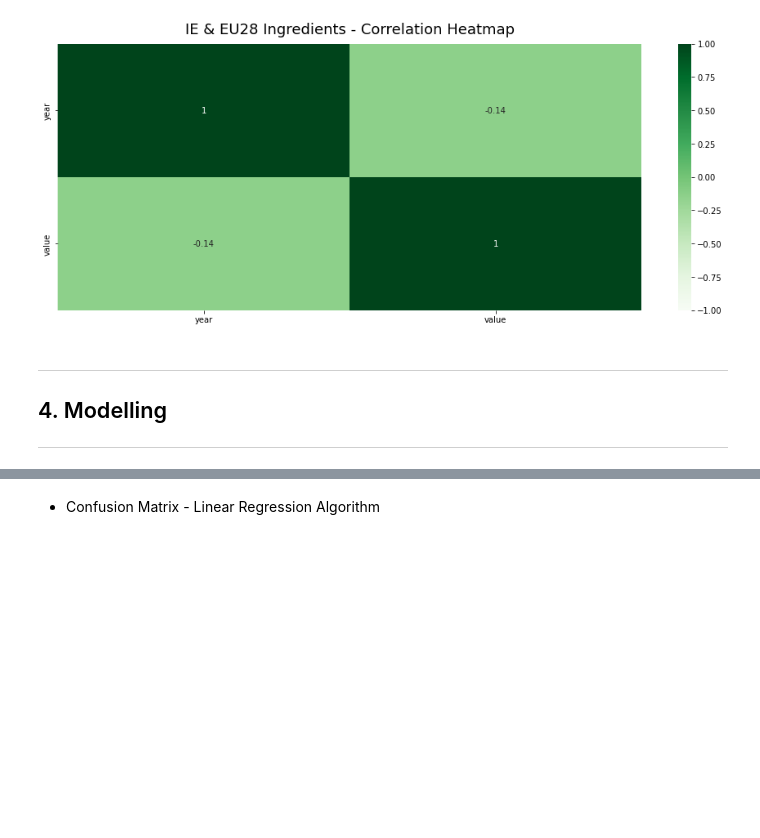
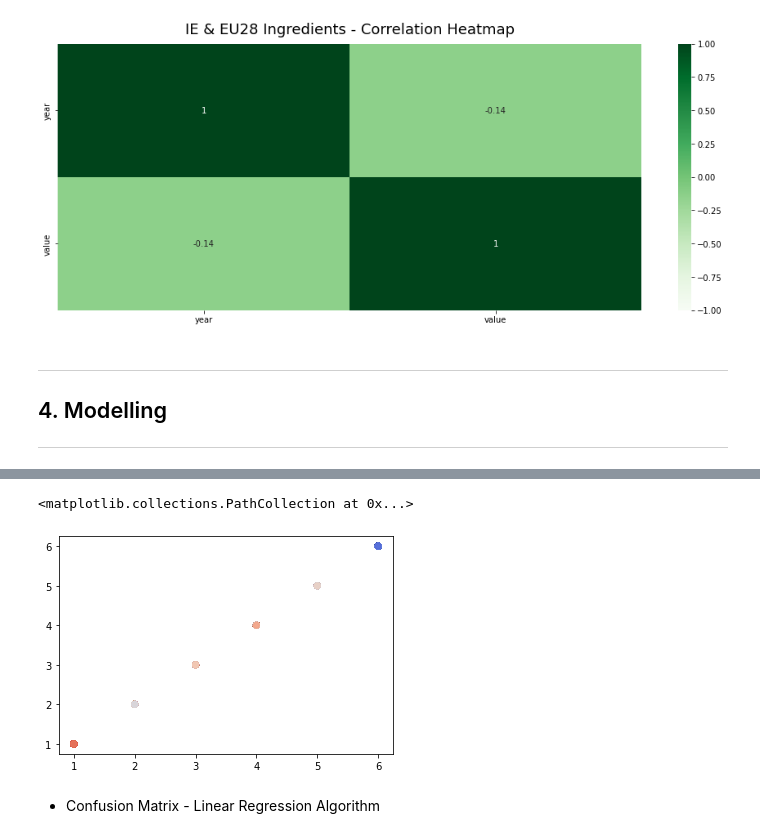
Before and after one commit to kellyc-j/MenuAssistance_project_y4, a Jupyter notebook: No. 2 Menu Assistance.ipynb, the cells around one changed output, grey strips where cells are left out. Drawn from its saved outputs; the diff is of its cells as text; code cells hidden in the pictures; blank space fills up the shorter version.

```diff
--- a/No. 2 Menu Assistance.ipynb
+++ b/No. 2 Menu Assistance.ipynb
@@ -773,2 +883,13 @@ Splitting Train set and Test set, where the train set will be used to help the a
+# %%
+plt.scatter(
+    X_test['ingredient'],
+    X_test['ingredient'],
+    c=y_pred,
+    cmap='coolwarm',
+    alpha=0.7
+)
+# %% [output]
+<matplotlib.collections.PathCollection at 0x...>
+[figure, added]
 # %% [markdown]
 - Confusion Matrix - Linear Regression Algorithm
```
Also changed, not shown: parts of 31 cells of this notebook, 1 other file.
